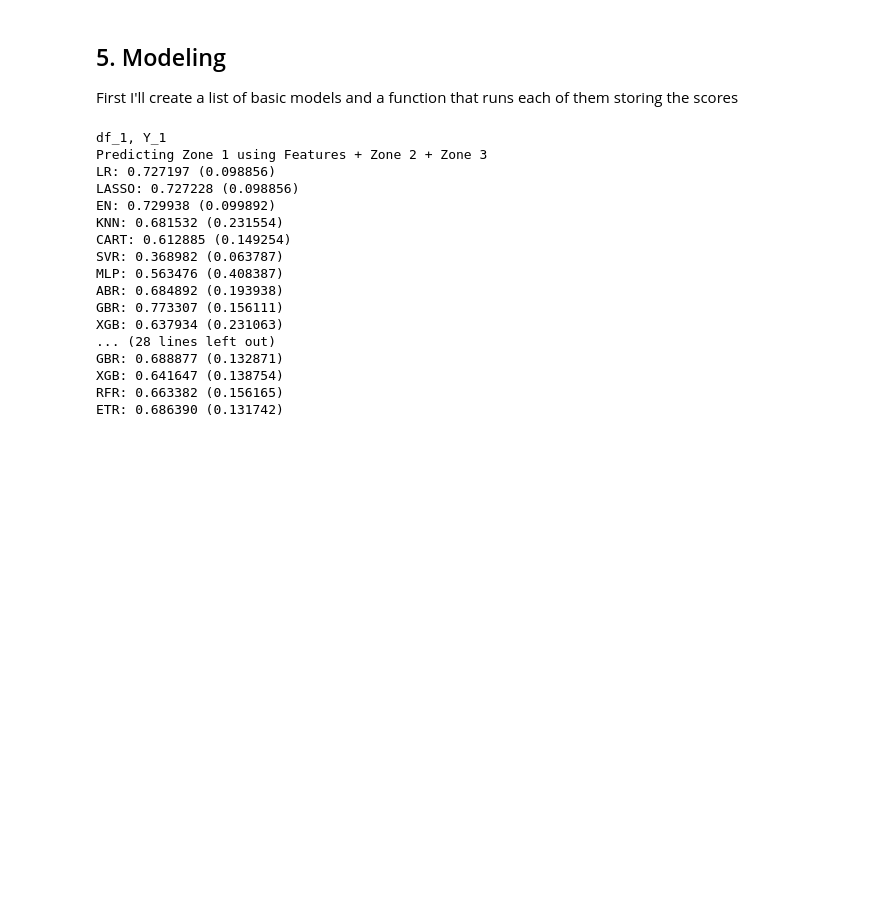
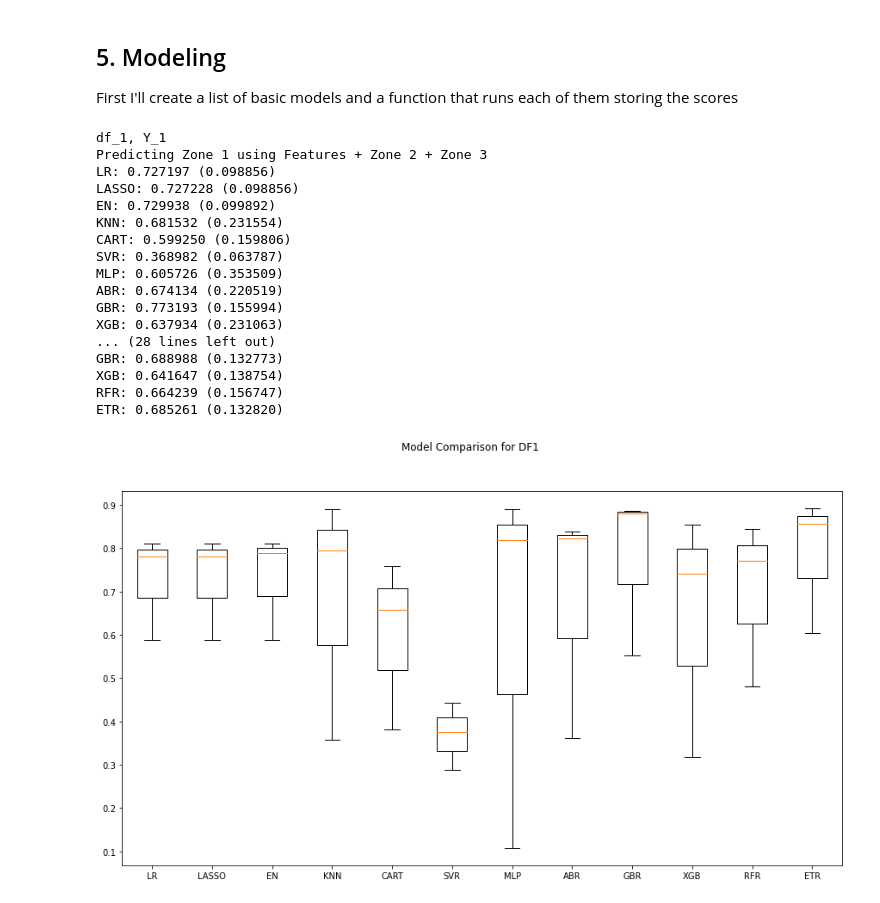
Before and after one commit to CassidyExum/Power-Consumption-Modeling, a Jupyter notebook: Power Consumption Modeling.ipynb, the cells around one changed output. Cells and saved outputs as stored; diff of their text form; code cells hidden in the pictures; blank space fills up the shorter version.

```diff
--- a/Power Consumption Modeling.ipynb
+++ b/Power Consumption Modeling.ipynb
@@ -380,34 +380,45 @@ models.append(('XGB', XGBRegressor()))
 models.append(('RFR', RandomForestRegressor()))
 models.append(('ETR', ExtraTreesRegressor()))
 # %%
-results = []
+# Create a function to run the models for us so we can loop through them
+
+# Instantiate an empty list for the names of the models
 names = []
 
 def run_models(X_train, Y_train, cv):
+    """
+    Inputs: X_train: A DataFrame with our X training set
+            Y_train: A DataFrame with our Y training set
+            cv:      Number of cross validation folds
+
+    Outputs: Results: A list of the cv_results from each model
+    """
+    results = []
     for name, model in models:
         kfold = KFold(n_splits=cv, random_state=random_state)
-        #converted mean square error to positive. The lower the beter
         cv_results = cross_val_score(model, X_train, Y_train, cv=kfold)
         results.append(cv_results)
         names.append(name)
         msg = "%s: %f (%f)" % (name, cv_results.mean(), cv_results.std())
         print(msg)
+    return results
 # %%
 # Run the models on each different dataset
+# Takes about 15 minutes with cv=3
 
 print("df_1, Y_1")
 print("Predicting Zone 1 using Features + Zone 2 + Zone 3")
-run_models(X_trains[0], Y_trains[0], cv)
+df_1_results = run_models(X_trains[0], Y_trains[0], cv)
 
 print()
 print("df_2, Y_2")
 print("Predicting Zone 2 using Features + Zone 1 + Zone 3")
-run_models(X_trains[1], Y_trains[1], cv)
+df_2_results = run_models(X_trains[1], Y_trains[1], cv)
 
 print()
 print("df_3, Y_3")
 print("Predicting Zone 3 using Features + Zone 1 + Zone 2")
-run_models(X_trains[2], Y_trains[2], cv)
+df_3_results = run_models(X_trains[2], Y_trains[2], cv)
 # %% [output]
 df_1, Y_1
 Predicting Zone 1 using Features + Zone 2 + Zone 3
@@ -415,14 +426,25 @@ LR: 0.727197 (0.098856)
 LASSO: 0.727228 (0.098856)
 EN: 0.729938 (0.099892)
 KNN: 0.681532 (0.231554)
-CART: 0.612885 (0.149254)
+CART: 0.599250 (0.159806)
 SVR: 0.368982 (0.063787)
-MLP: 0.563476 (0.408387)
-ABR: 0.684892 (0.193938)
-GBR: 0.773307 (0.156111)
+MLP: 0.605726 (0.353509)
+ABR: 0.674134 (0.220519)
+GBR: 0.773193 (0.155994)
 XGB: 0.637934 (0.231063)
 ... (28 lines left out)
-GBR: 0.688877 (0.132871)
+GBR: 0.688988 (0.132773)
 XGB: 0.641647 (0.138754)
-RFR: 0.663382 (0.156165)
-ETR: 0.686390 (0.131742)
+RFR: 0.664239 (0.156747)
+ETR: 0.685261 (0.132820)
+# %%
+# Compare models
+fig = plt.figure()
+fig.suptitle('Model Comparison for DF1')
+ax = fig.add_subplot(111)
+plt.boxplot(df_1_results)
+ax.set_xticklabels(names[:12])
+fig.set_size_inches(15,8)
+plt.show()
+# %% [output]
+[figure, added]
```
Also changed, not shown: parts of 4 cells of this notebook.
